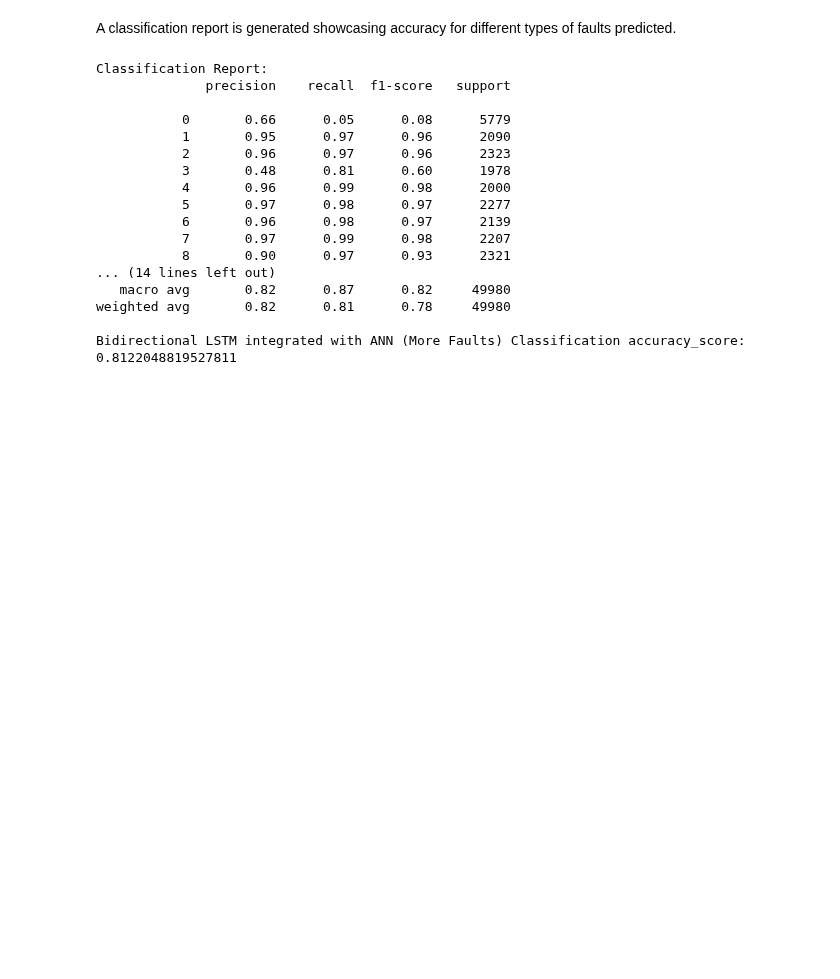
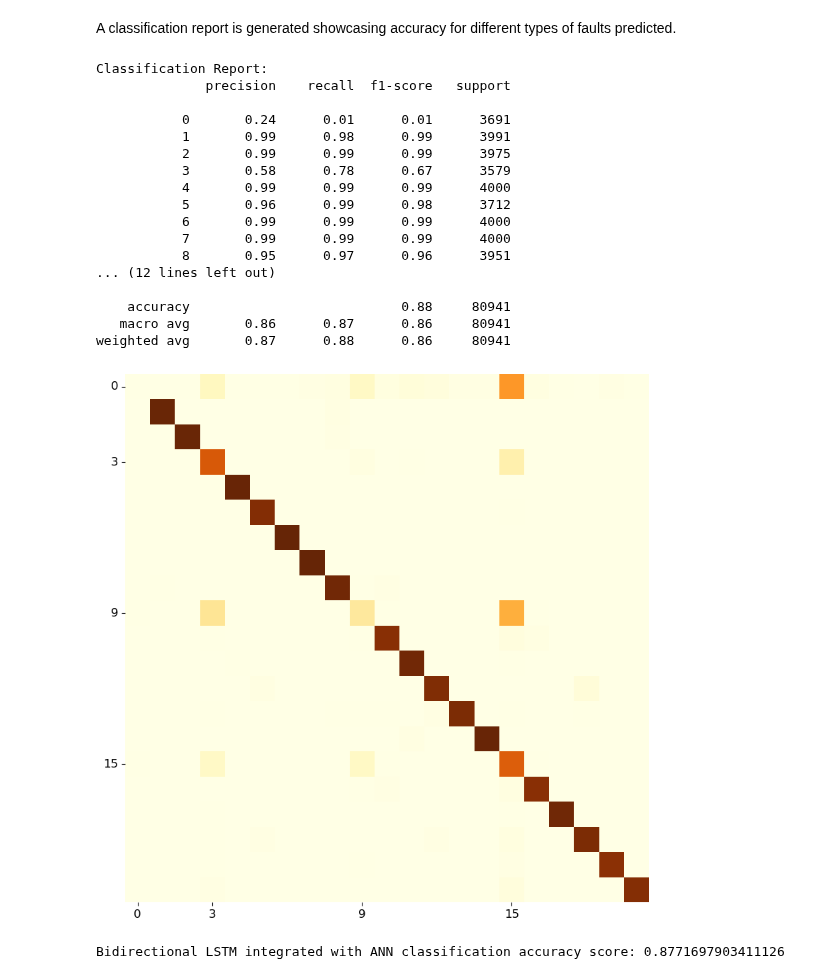
Before and after one commit to bns1808/MECE788Group1, a Jupyter notebook: main/RF and LSTM combined.ipynb, the cells around one changed output. Cells and saved outputs as stored; diff of their text form; code cells hidden in the pictures; blank space fills up the shorter version.

Commit message:
Finalized model file

```diff
--- a/main/RF and LSTM combined.ipynb
+++ b/main/RF and LSTM combined.ipynb
@@ -635,34 +648,2 @@ KeyError: 'accuracy'
 # %% [markdown]
 A classification report is generated showcasing accuracy for different types of faults predicted.
-# %%
-### ONLY FOR LOADING PRE-TRAINED MODEL
-
-pkl_url = 'https://drive.google.com/file/d/1uXleGKhuwpMwUDOyL_hvKRLzKv_pWaqd/view?usp=sharing'
-
-# Download the .pkl file
-file_id = pkl_url.split('/')[-2].split('=')[-1]
-url_direct = f'https://drive.google.com/uc?id={file_id}'
-output_path = 'LSTM_model.pkl'  # Specify the desired name for the downloaded file
-gdown.download(url_direct, output_path, quiet=False)
-
-# Load the .pkl file into your notebook
-with open(output_path, 'rb') as f:
-    LSTM_model = pickle.load(f)
-# %% [output]
-Classification Report:
-              precision    recall  f1-score   support
-
-           0       0.66      0.05      0.08      5779
-           1       0.95      0.97      0.96      2090
-           2       0.96      0.97      0.96      2323
-           3       0.48      0.81      0.60      1978
-           4       0.96      0.99      0.98      2000
-           5       0.97      0.98      0.97      2277
-           6       0.96      0.98      0.97      2139
-           7       0.97      0.99      0.98      2207
-           8       0.90      0.97      0.93      2321
-... (14 lines left out)
-   macro avg       0.82      0.87      0.82     49980
-weighted avg       0.82      0.81      0.78     49980
-
-Bidirectional LSTM integrated with ANN (More Faults) Classification accuracy_score: 0.8122048819527811
@@ -679,18 +650,42 @@ with open(model_pkl_file, 'wb') as file:
 # %%
+# Obtain predictions and true labels
+y_pred = enc.inverse_transform(model.predict(X_test_sc, verbose=0))
+y_true = enc.inverse_transform(Y_test_enc)
+
 # Generate classification report
 report = classification_report(y_true, y_pred)
 print("Classification Report:")
 print(report)
 
 # Generate confusion matrix
 cm = confusion_matrix(y_true, y_pred)
 
-# Plot confusion matrix
-plt.figure(figsize=(10, 8))
-sns.heatmap(cm, annot=True, fmt='d', cmap='Blues', xticklabels=enc.categories_[0], yticklabels=enc.categories_[0])
-plt.xlabel('Predicted')
-plt.ylabel('True')
-plt.title('Confusion Matrix')
+# Plot confusion matrix without colorbar, annotating cell values, and tick labels
+plt.figure(figsize=(8, 8))
+sns.heatmap(cm, cmap='YlOrBr', cbar=False, annot=False, fmt='d')
+plt.xticks(ticks=[0.5, 3.5, 9.5, 15.5], labels=[0, 3, 9, 15], fontsize=12, rotation=0)
+plt.yticks(ticks=[0.5, 3.5, 9.5, 15.5], labels=[0, 3, 9, 15], fontsize=12, rotation=0)
+plt.tight_layout()
 plt.show()
 
-print("Bidirectional LSTM integrated with ANN (More Faults) Classification accuracy_score:", accuracy_score(y_true, y_pred))
+print("Bidirectional LSTM integrated with ANN classification accuracy score:", accuracy_score(y_true, y_pred))
+# %% [output]
+Classification Report:
+              precision    recall  f1-score   support
+
+           0       0.24      0.01      0.01      3691
+           1       0.99      0.98      0.99      3991
+           2       0.99      0.99      0.99      3975
+           3       0.58      0.78      0.67      3579
+           4       0.99      0.99      0.99      4000
+           5       0.96      0.99      0.98      3712
+           6       0.99      0.99      0.99      4000
+           7       0.99      0.99      0.99      4000
+           8       0.95      0.97      0.96      3951
+... (12 lines left out)
+
+    accuracy                           0.88     80941
+   macro avg       0.86      0.87      0.86     80941
+weighted avg       0.87      0.88      0.86     80941
+[figure, added]
+Bidirectional LSTM integrated with ANN classification accuracy score: 0.8771697903411126
```
Also changed, not shown: parts of 10 cells of this notebook.
